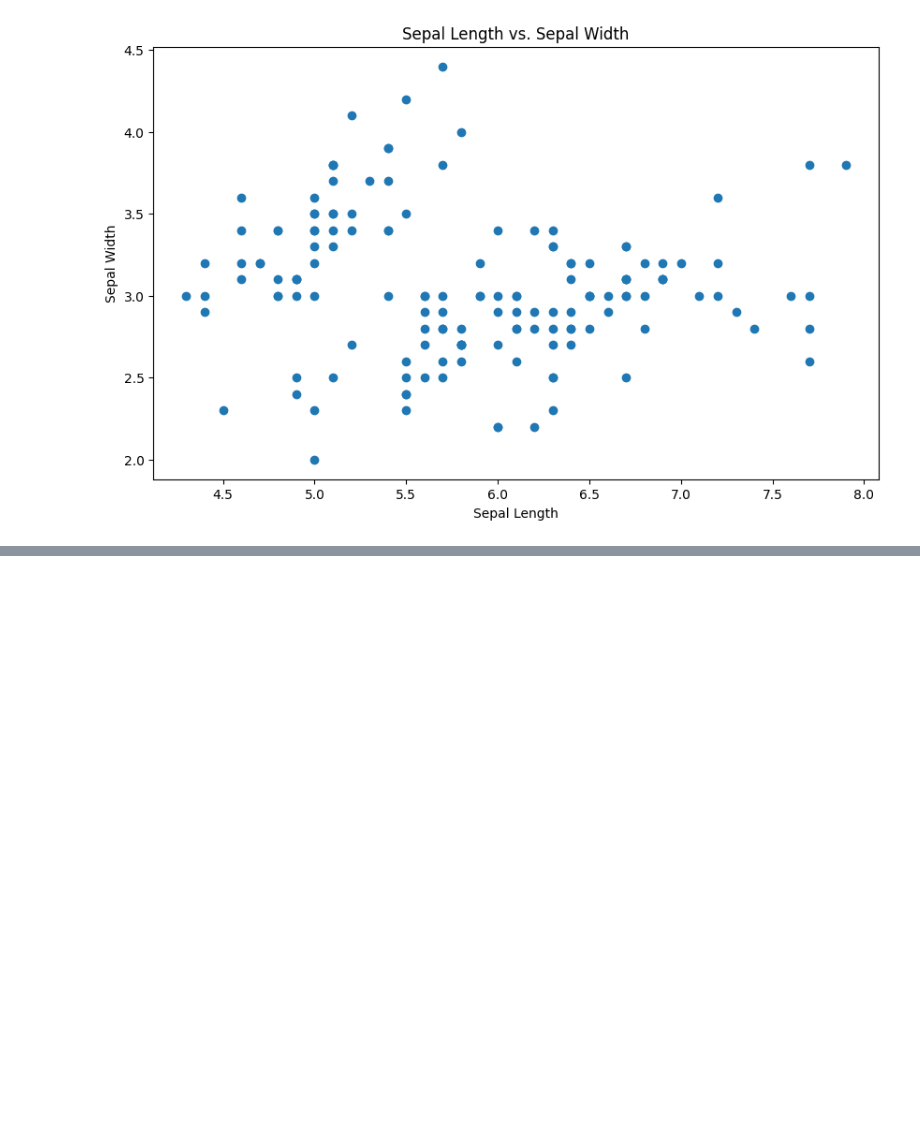
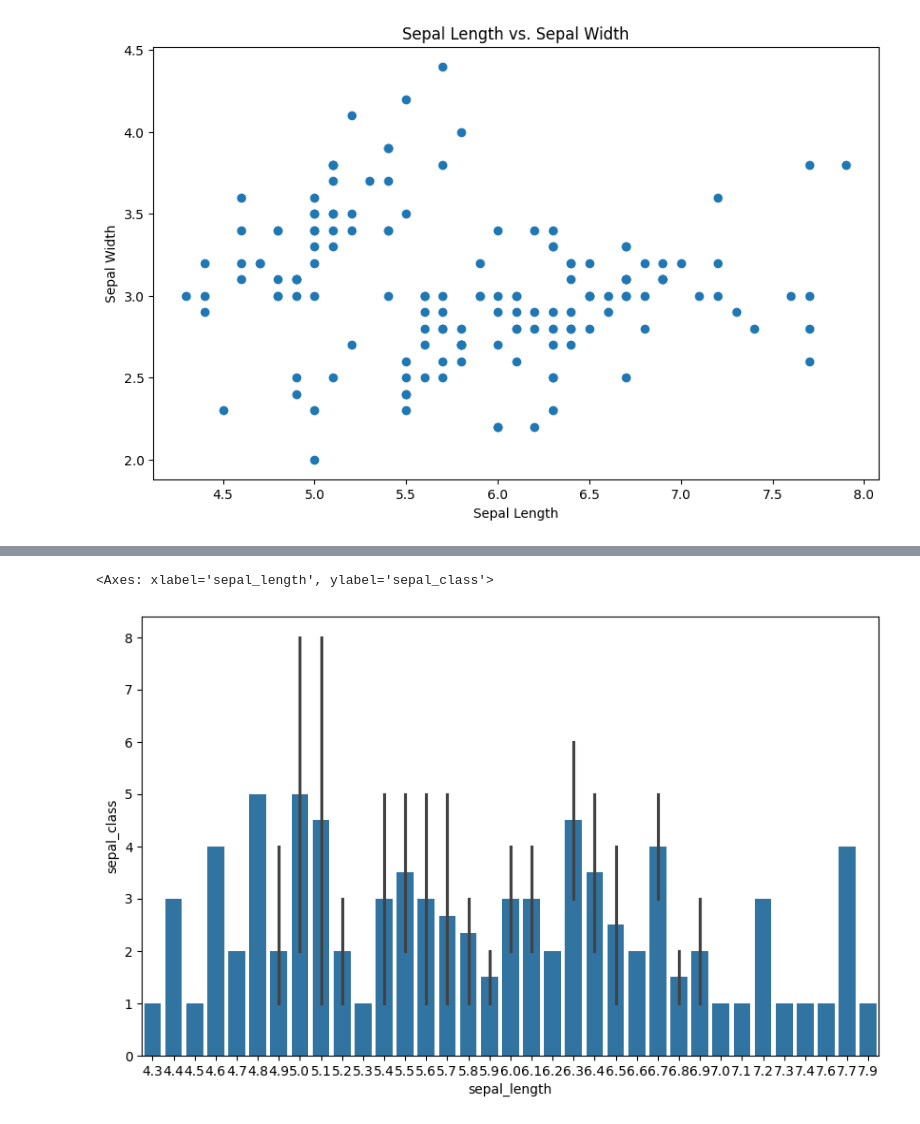
Before and after one commit to EngineeringSebastian-s/EvolutionaryComputation, a Jupyter notebook: Iris/AnalyticsIris.ipynb, the cells around one changed output, grey strips where cells are left out. Saved outputs shown, nothing was run; the diff lists cells and outputs as text; code cells hidden in the pictures; blank space fills up the shorter version.

```diff
--- a/Iris/AnalyticsIris.ipynb
+++ b/Iris/AnalyticsIris.ipynb
@@ -96,0 +114,2 @@ plt.show()
+# %%
+dfg = df.groupby(['sepal_length','class']).size().reset_index(name='sepal_class')
@@ -96,0 +136,6 @@ plt.show()
+# %%
+plt.figure(figsize=(10, 6))
+sn.barplot( x='sepal_length', y='sepal_class', hue = '', data=dfg)
+# %% [output]
+<Axes: xlabel='sepal_length', ylabel='sepal_class'>
+[figure, added]
```
Also changed, not shown: parts of 3 cells of this notebook.
